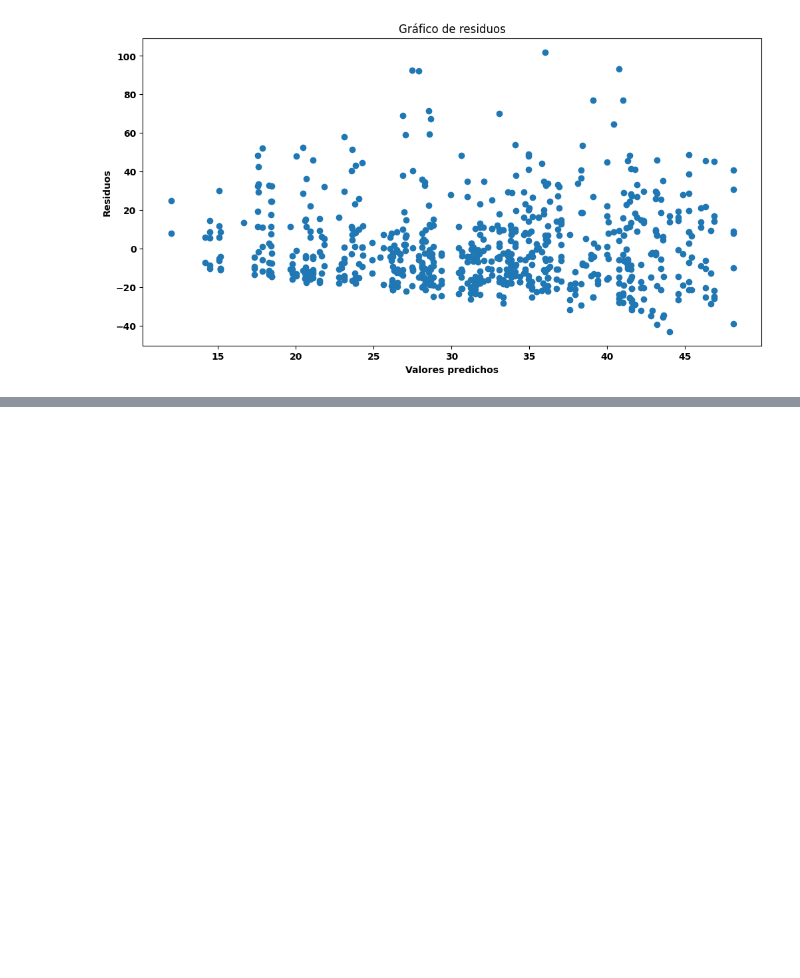
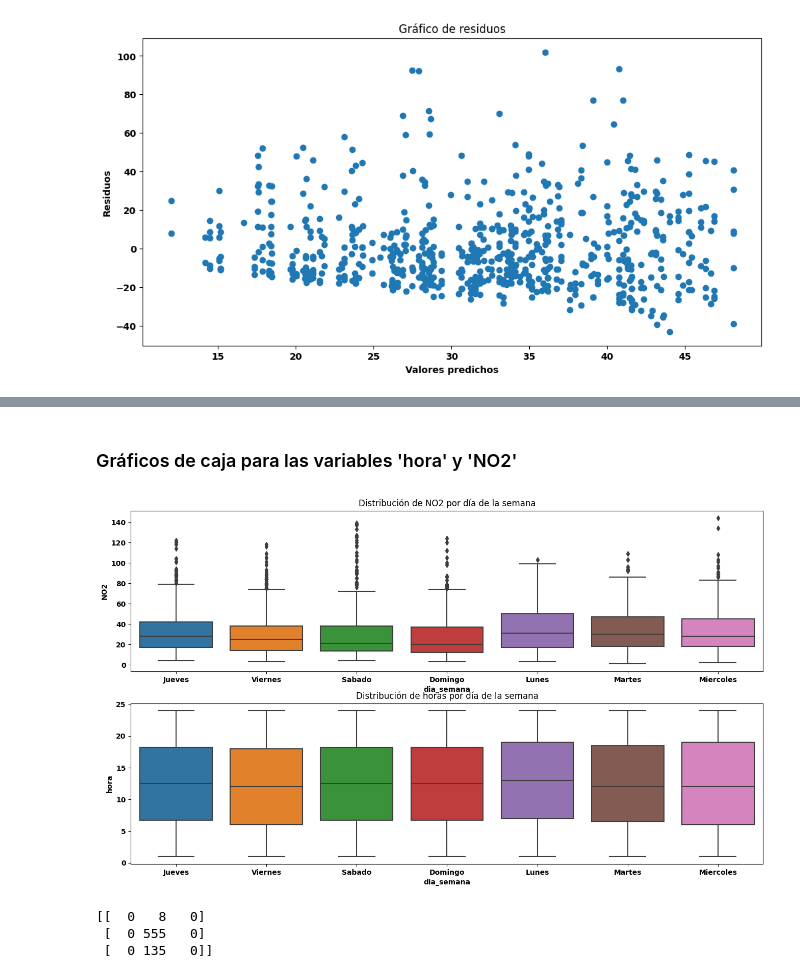
Before and after one commit to Enriquepardo/Fase-2, a Jupyter notebook: Fase_2(C) copy.ipynb, the cells around one changed output, grey strips where cells are left out. Drawn from its saved outputs; the diff is of its cells as text; code cells hidden in the pictures; blank space fills up the shorter version.

```diff
--- a/Fase_2(C) copy.ipynb
+++ b/Fase_2(C) copy.ipynb
@@ -485,0 +499,16 @@ plt.show()
+# %% [markdown]
+### Gráficos de caja para las variables 'hora' y 'NO2'
+# %%
+import seaborn as sns
+import matplotlib.pyplot as plt
+
+fig, axes = plt.subplots(2, 1, figsize=(16, 9))
+sns.boxplot(y="NO2", x="dia_semana", data=data, orient='v', ax=axes[0])
+sns.boxplot(y="hora", x="dia_semana", data=data, orient='v', ax=axes[1])
+
+axes[0].set_title('Distribución de NO2 por día de la semana')
+axes[1].set_title('Distribución de horas por día de la semana')
+
+plt.show()
+# %% [output]
+[figure, added]
@@ -485,0 +523,9 @@ plt.show()
+# %%
+from sklearn.metrics import confusion_matrix
+
+cm = confusion_matrix(y_test, y_pred)
+print(cm)
+# %% [output]
+[[  0   8   0]
+ [  0 555   0]
+ [  0 135   0]]
```
Also changed, not shown: parts of 4 cells of this notebook.
